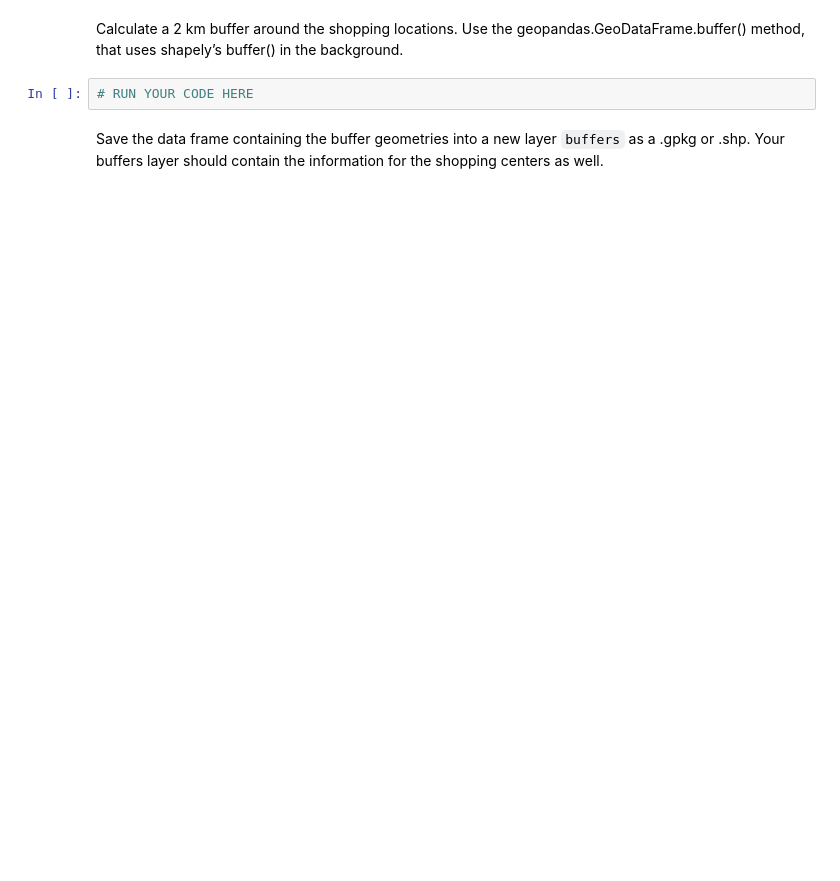
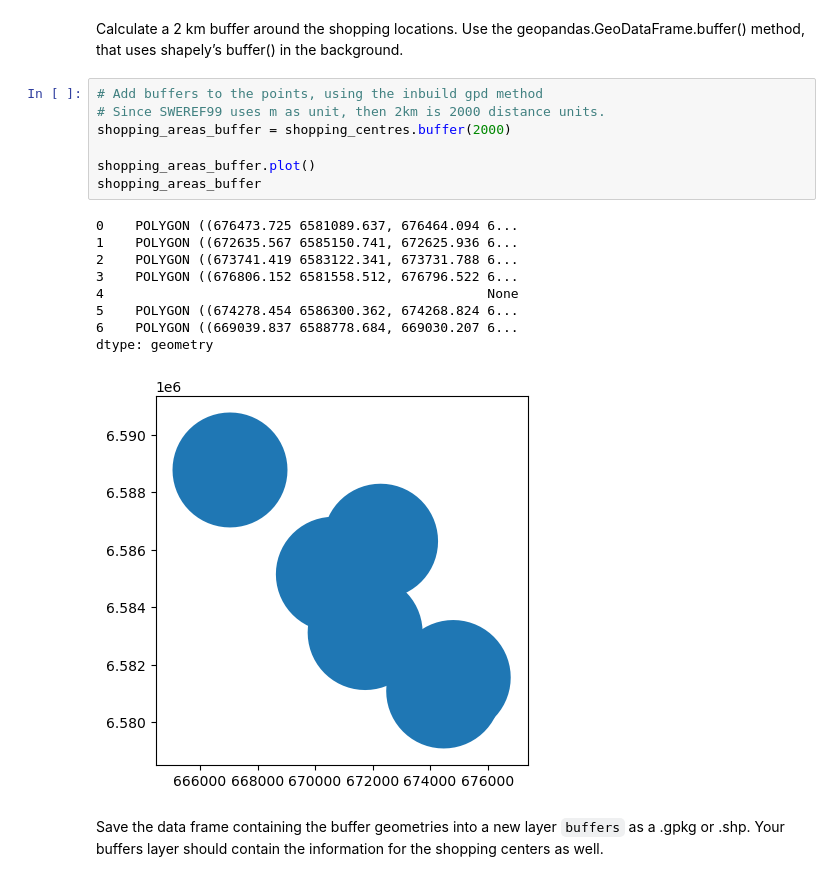
Before and after one commit to ajain-93/NGAD04, a Jupyter notebook: Exercises/Exercise 3/Lab_3_2.ipynb, the cells around one changed output. Drawn from its saved outputs; the diff is of its cells as text; blank space fills up the shorter version.

```diff
--- a/Exercises/Exercise 3/Lab_3_2.ipynb
+++ b/Exercises/Exercise 3/Lab_3_2.ipynb
@@ -10,7 +32,22 @@ First, load the shopping centre *point* data set you created in *assignment 1* i
 Calculate a 2 km buffer around the shopping locations.
 Use the geopandas.GeoDataFrame.buffer() method, that uses shapely’s buffer() in the background.
 # %%
-# RUN YOUR CODE HERE
+# Add buffers to the points, using the inbuild gpd method
+# Since SWEREF99 uses m as unit, then 2km is 2000 distance units.
+shopping_areas_buffer = shopping_centres.buffer(2000)
+
+shopping_areas_buffer.plot()
+shopping_areas_buffer
+# %% [output]
+0    POLYGON ((676473.725 6581089.637, 676464.094 6...
+1    POLYGON ((672635.567 6585150.741, 672625.936 6...
+2    POLYGON ((673741.419 6583122.341, 673731.788 6...
+3    POLYGON ((676806.152 6581558.512, 676796.522 6...
+4                                                 None
+5    POLYGON ((674278.454 6586300.362, 674268.824 6...
+6    POLYGON ((669039.837 6588778.684, 669030.207 6...
+dtype: geometry
+[figure, added]
 # %% [markdown]
 Save the data frame containing the buffer geometries into a new layer `buffers` as a .gpkg or .shp. Your buffers layer should contain the information for the shopping centers as well.
 # %%
```
Also changed, not shown: parts of 7 cells of this notebook, 1 other file.
